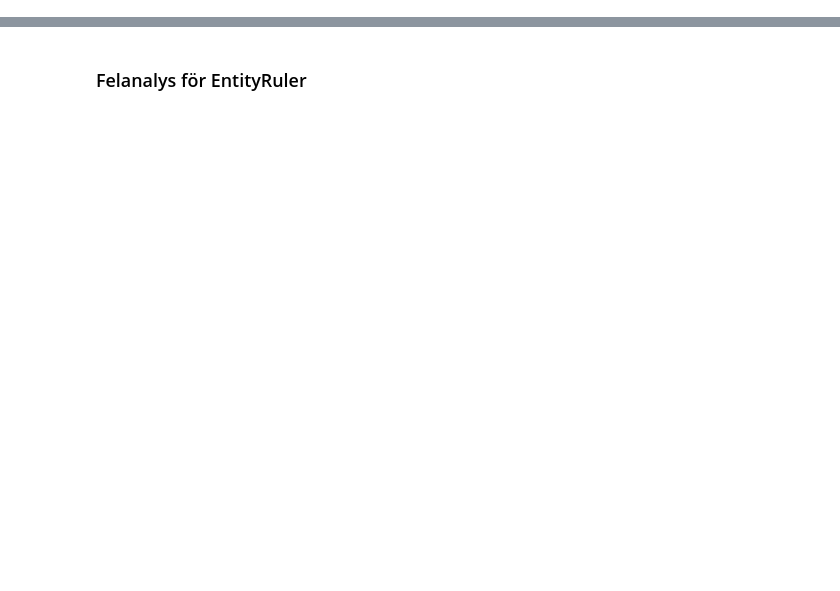
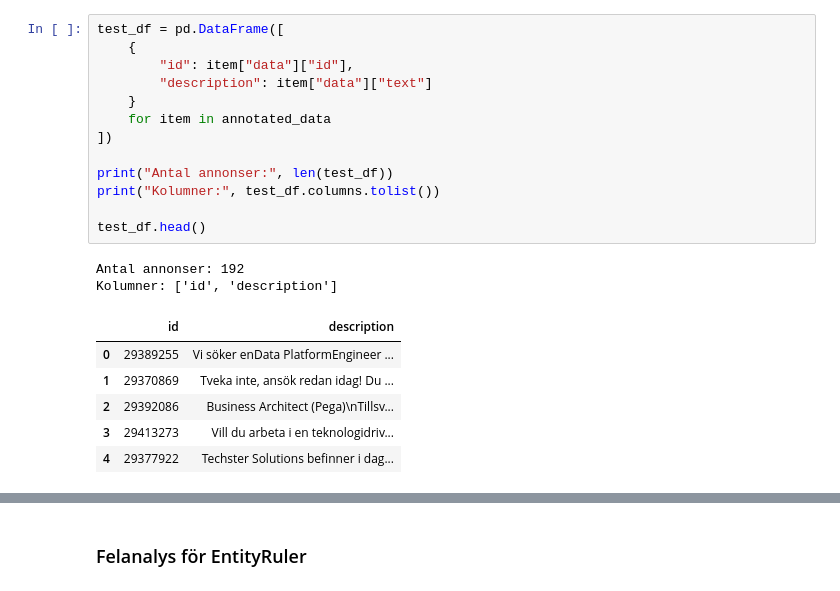
Before and after one commit to emanuelssonlinnea-rgb/End-to-end-projekt-i-Data-Science, a Jupyter notebook: notebooks/06_evaluation.ipynb, the cells around one changed output, grey strips where cells are left out. Drawn from its saved outputs; the diff is of its cells as text; blank space fills up the shorter version.

```diff
--- a/notebooks/06_evaluation.ipynb
+++ b/notebooks/06_evaluation.ipynb
@@ -173,0 +74,22 @@ entityruler_predictions
+# %%
+test_df = pd.DataFrame([
+    {
+        "id": item["data"]["id"],
+        "description": item["data"]["text"]
+    }
+    for item in annotated_data
+])
+
+print("Antal annonser:", len(test_df))
+print("Kolumner:", test_df.columns.tolist())
+
+test_df.head()
+# %% [output]
+Antal annonser: 192
+Kolumner: ['id', 'description']
+|  | id | description |
+| 0 | 29389255 | Vi söker enData PlatformEngineer ... |
+| 1 | 29370869 | Tveka inte, ansök redan idag! Du ... |
+| 2 | 29392086 | Business Architect (Pega)\nTillsv... |
+| 3 | 29413273 | Vill du arbeta i en teknologidriv... |
+| 4 | 29377922 | Techster Solutions befinner i dag... |
```
Also changed, not shown: parts of 76 cells of this notebook, 1 other file.
